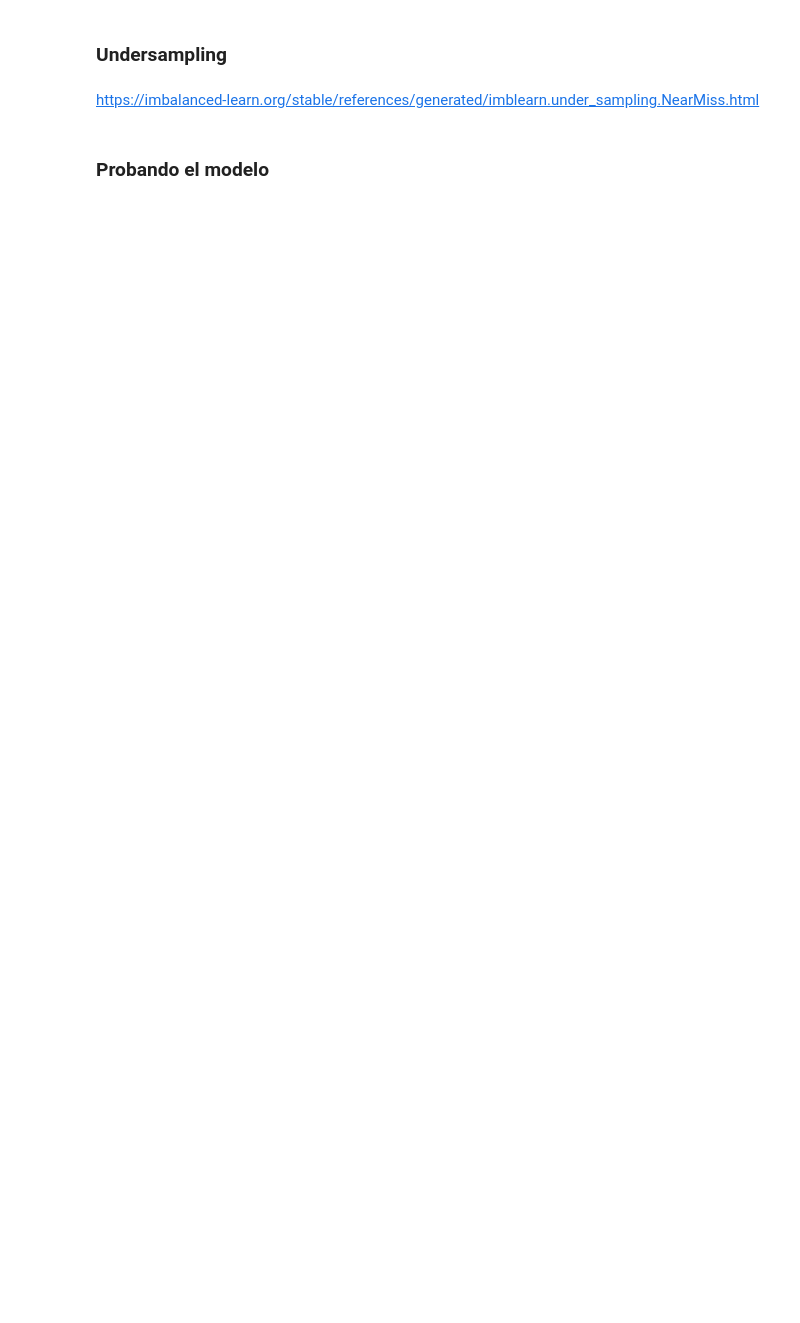
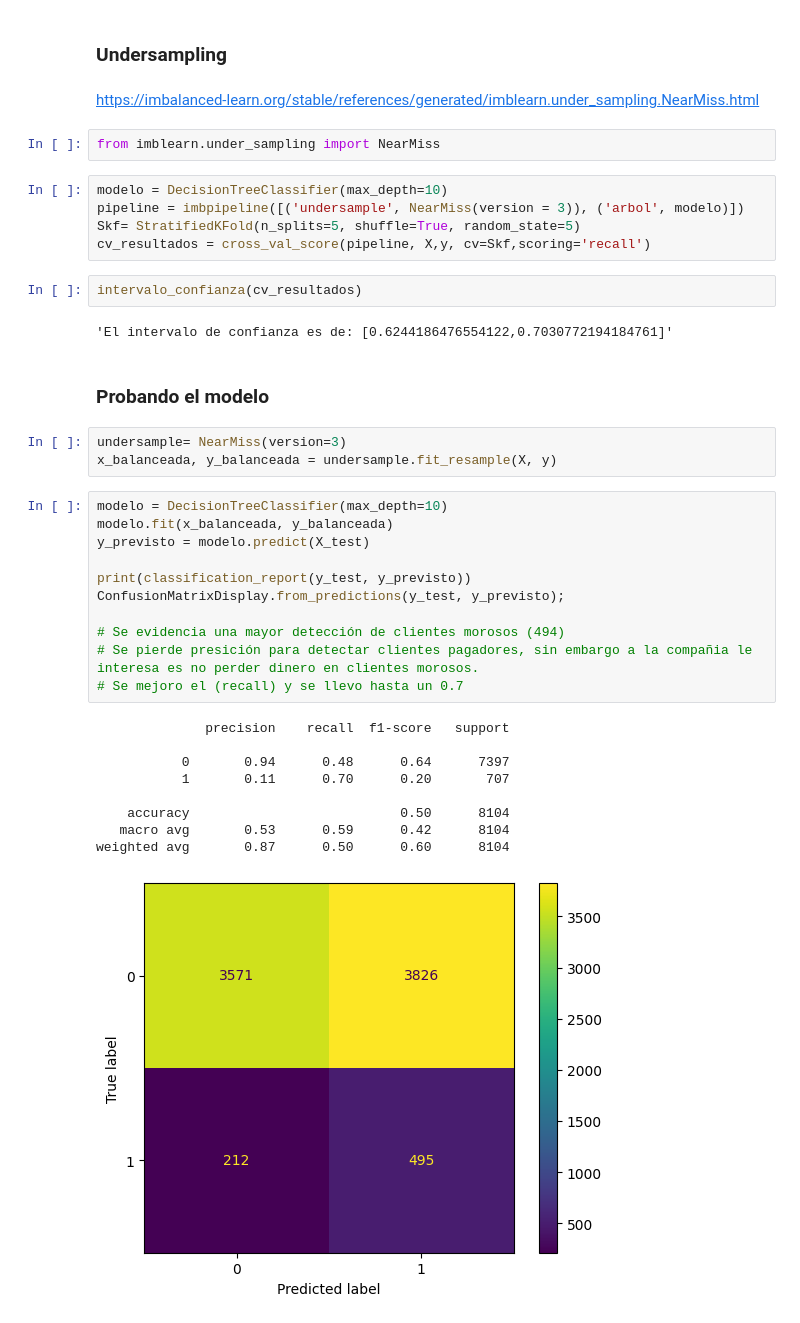
Before and after one commit to Starleen1996/Machine_Learning_modelos, a Jupyter notebook: Clasificacion_validacion_y_metricas.ipynb, the cells around one changed output. Cells and saved outputs as stored; diff of their text form; blank space fills up the shorter version.

```diff
--- a/Clasificacion_validacion_y_metricas.ipynb
+++ b/Clasificacion_validacion_y_metricas.ipynb
@@ -376,5 +417,40 @@ https://imbalanced-learn.org/stable/references/generated/imblearn.over_sampling.
 ### Undersampling
 # %% [markdown]
 https://imbalanced-learn.org/stable/references/generated/imblearn.under_sampling.NearMiss.html
+# %%
+from imblearn.under_sampling import NearMiss
+# %%
+modelo = DecisionTreeClassifier(max_depth=10)
+pipeline = imbpipeline([('undersample', NearMiss(version = 3)), ('arbol', modelo)])
+Skf= StratifiedKFold(n_splits=5, shuffle=True, random_state=5)
+cv_resultados = cross_val_score(pipeline, X,y, cv=Skf,scoring='recall')
+# %%
+intervalo_confianza(cv_resultados)
+# %% [output]
+'El intervalo de confianza es de: [0.6244186476554122,0.7030772194184761]'
 # %% [markdown]
 ### Probando el modelo
+# %%
+undersample= NearMiss(version=3)
+x_balanceada, y_balanceada = undersample.fit_resample(X, y)
+# %%
+modelo = DecisionTreeClassifier(max_depth=10)
+modelo.fit(x_balanceada, y_balanceada)
+y_previsto = modelo.predict(X_test)
+
+print(classification_report(y_test, y_previsto))
+ConfusionMatrixDisplay.from_predictions(y_test, y_previsto);
+
+# Se evidencia una mayor detección de clientes morosos (494)
+# Se pierde presición para detectar clientes pagadores, sin embargo a la compañia le interesa es no perder dinero en clientes morosos.
+# Se mejoro el (recall) y se llevo hasta un 0.7
+# %% [output]
+              precision    recall  f1-score   support
+
+           0       0.94      0.48      0.64      7397
+           1       0.11      0.70      0.20       707
+
+    accuracy                           0.50      8104
+   macro avg       0.53      0.59      0.42      8104
+weighted avg       0.87      0.50      0.60      8104
+[figure, added]
```
Also changed, not shown: parts of 34 cells of this notebook.
